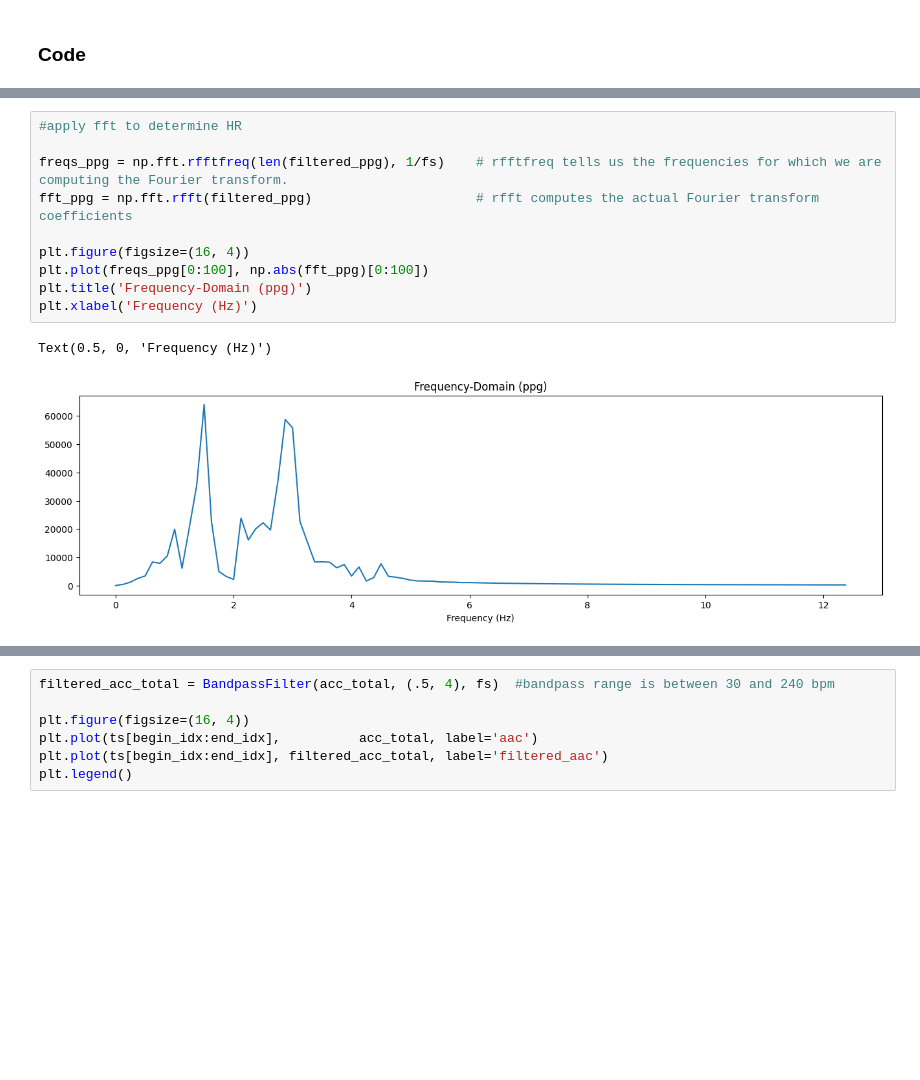
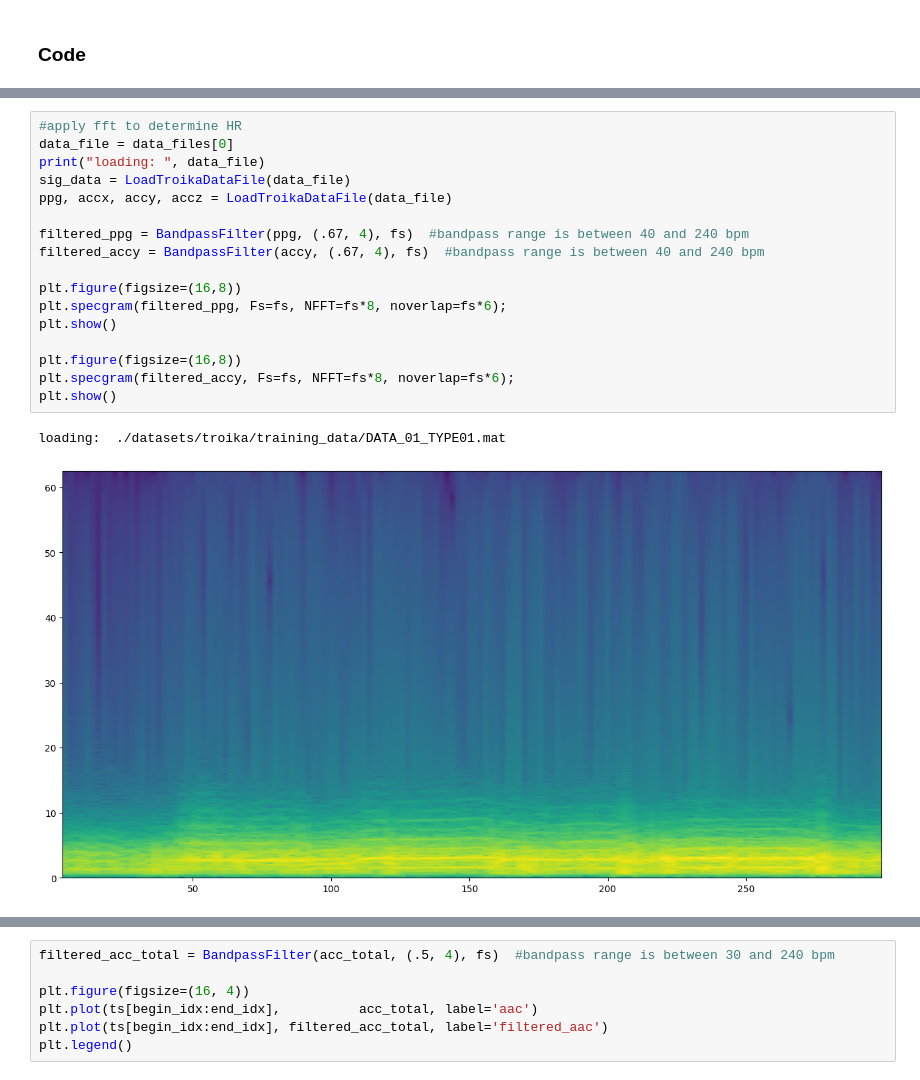
Before and after one commit to nathan-standafer/nd320-c4-wearable-data-project-starter, a Jupyter notebook: part_1/pulse_rate_starter.ipynb, the cells around one changed output, grey strips where cells are left out. Drawn from its saved outputs; the diff is of its cells as text; blank space fills up the shorter version.

```diff
--- a/part_1/pulse_rate_starter.ipynb
+++ b/part_1/pulse_rate_starter.ipynb
@@ -361,13 +323,20 @@ loading:  ./datasets/troika/training_data/DATA_01_TYPE01.mat
-# %%
-#apply fft to determine HR
-
-freqs_ppg = np.fft.rfftfreq(len(filtered_ppg), 1/fs)    # rfftfreq tells us the frequencies for which we are computing the Fourier transform.
-fft_ppg = np.fft.rfft(filtered_ppg)                     # rfft computes the actual Fourier transform coefficients
-
-plt.figure(figsize=(16, 4))
-plt.plot(freqs_ppg[0:100], np.abs(fft_ppg)[0:100])
-plt.title('Frequency-Domain (ppg)')
-plt.xlabel('Frequency (Hz)')
-# %% [output]
-Text(0.5, 0, 'Frequency (Hz)')
-[figure, removed]
+# %%
+#apply fft to determine HR
+data_file = data_files[0]
+print("loading: ", data_file)
+sig_data = LoadTroikaDataFile(data_file)
+ppg, accx, accy, accz = LoadTroikaDataFile(data_file)
+
+filtered_ppg = BandpassFilter(ppg, (.67, 4), fs)  #bandpass range is between 40 and 240 bpm
+filtered_accy = BandpassFilter(accy, (.67, 4), fs)  #bandpass range is between 40 and 240 bpm
+
+plt.figure(figsize=(16,8))
+plt.specgram(filtered_ppg, Fs=fs, NFFT=fs*8, noverlap=fs*6);
+plt.show()
+
+plt.figure(figsize=(16,8))
+plt.specgram(filtered_accy, Fs=fs, NFFT=fs*8, noverlap=fs*6);
+plt.show()
+# %% [output]
+loading:  ./datasets/troika/training_data/DATA_01_TYPE01.mat
+[figure, added]
```
Also changed, not shown: parts of 7 cells of this notebook, 1 other file.
